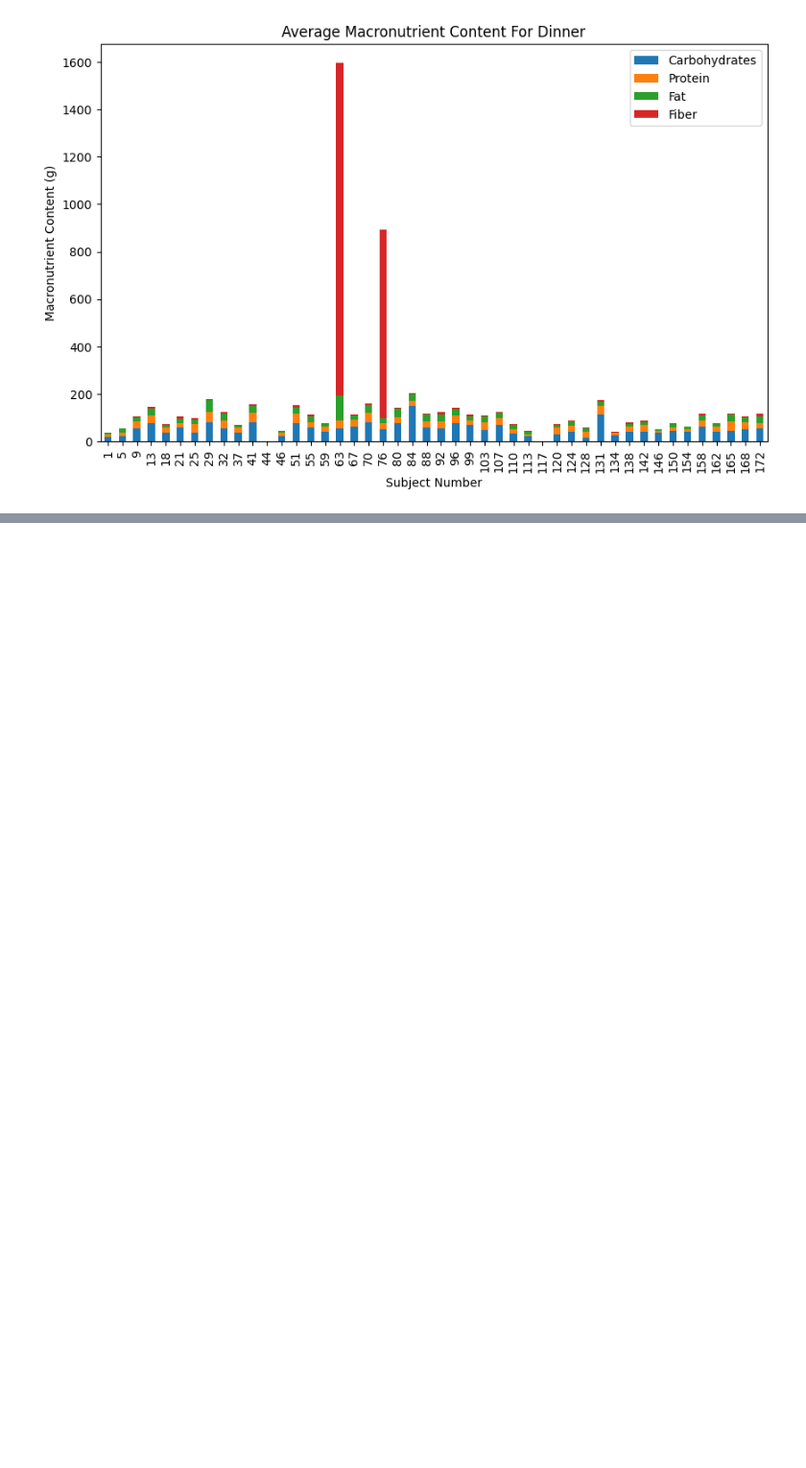
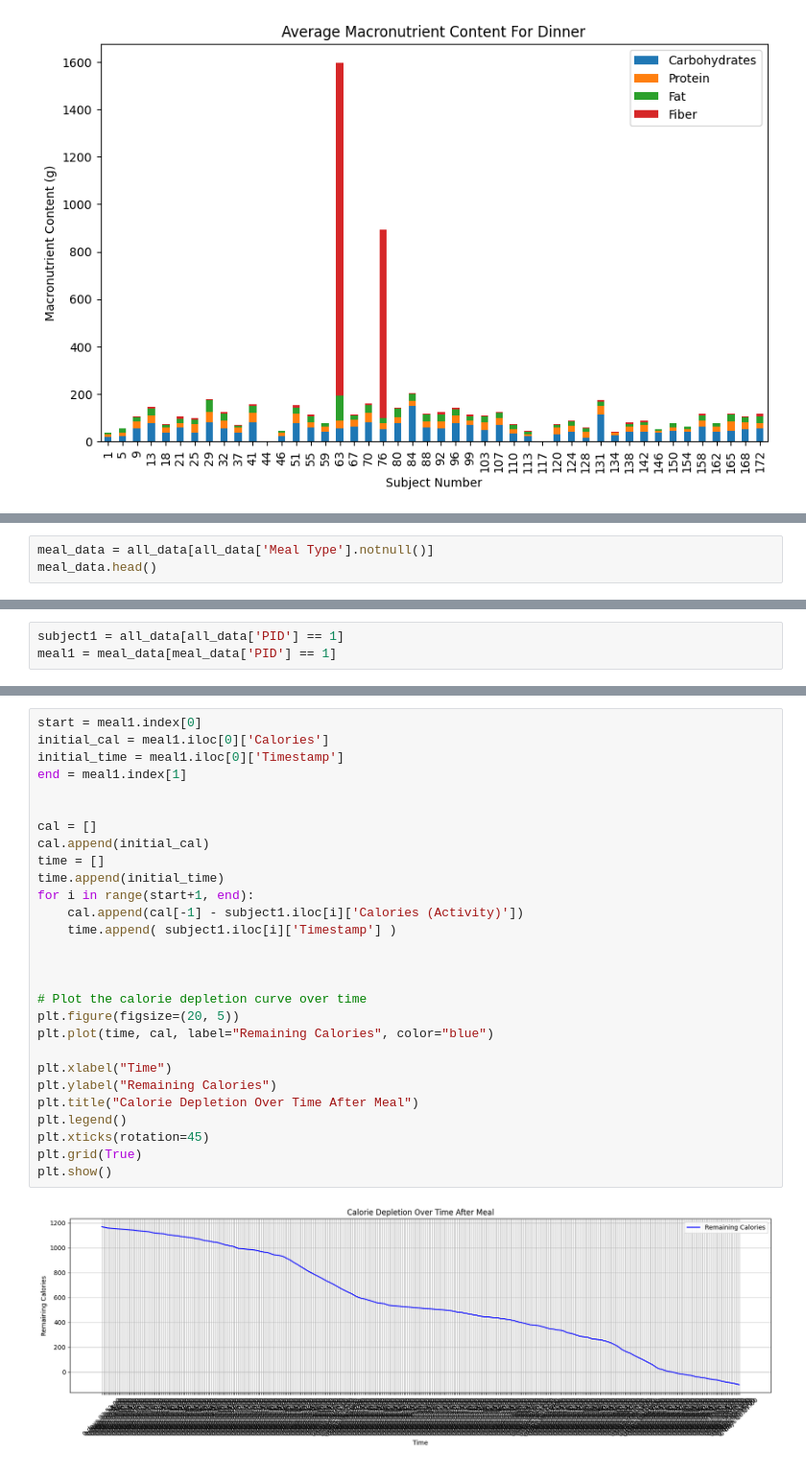
Before and after one commit to g7xu/Secret-Life-Of-BloodGlucose, a Jupyter notebook: eda/Cecilia_EDA.ipynb, the cells around one changed output, grey strips where cells are left out. Shown at 96% size. Drawn from its saved outputs; the diff is of its cells as text; blank space fills up the shorter version.

```diff
--- a/eda/Cecilia_EDA.ipynb
+++ b/eda/Cecilia_EDA.ipynb
@@ -79,0 +225,3 @@ plt.show()
+# %%
+meal_data = all_data[all_data['Meal Type'].notnull()]
+meal_data.head()
@@ -79,0 +235,3 @@ plt.show()
+# %%
+subject1 = all_data[all_data['PID'] == 1]
+meal1 = meal_data[meal_data['PID'] == 1]
@@ -79,0 +274,30 @@ plt.show()
+# %%
+start = meal1.index[0]
+initial_cal = meal1.iloc[0]['Calories']
+initial_time = meal1.iloc[0]['Timestamp']
+end = meal1.index[1]
+
+
+cal = []
+cal.append(initial_cal)
+time = []
+time.append(initial_time)
+for i in range(start+1, end):
+    cal.append(cal[-1] - subject1.iloc[i]['Calories (Activity)'])
+    time.append( subject1.iloc[i]['Timestamp'] )
+
+
+
+# Plot the calorie depletion curve over time
+plt.figure(figsize=(20, 5))
+plt.plot(time, cal, label="Remaining Calories", color="blue")
+
+plt.xlabel("Time")
+plt.ylabel("Remaining Calories")
+plt.title("Calorie Depletion Over Time After Meal")
+plt.legend()
+plt.xticks(rotation=45)
+plt.grid(True)
+plt.show()
+# %% [output]
+[figure, added]
```
Also changed, not shown: parts of 20 cells of this notebook.
